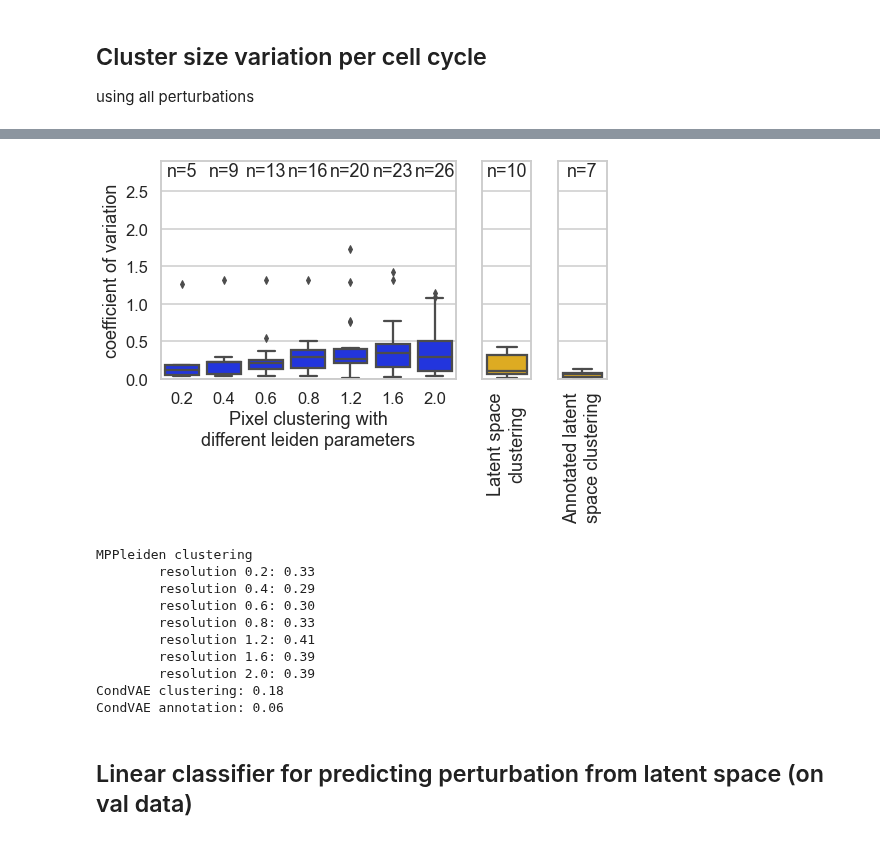
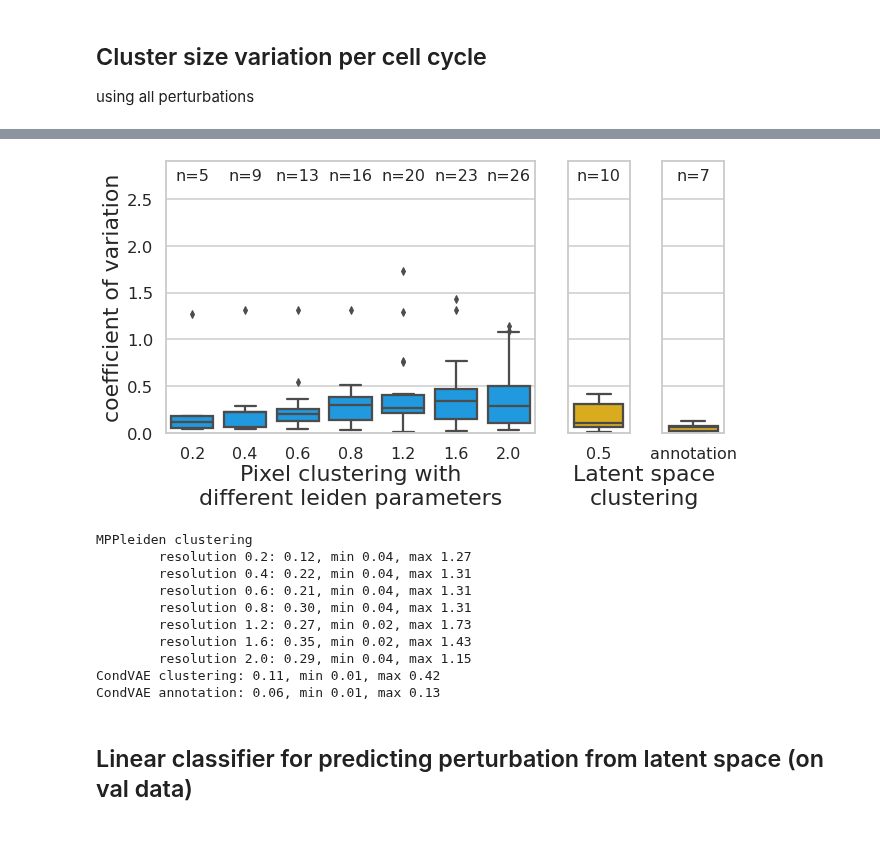
Before and after one commit to theislab/campa_ana, a Jupyter notebook: figure_notebooks/fig1_suppl_umap_cluster_size_cell_cycle.ipynb, the cells around one changed output, grey strips where cells are left out. Saved outputs shown, nothing was run; the diff lists cells and outputs as text; code cells hidden in the pictures.

Commit message:
update figure nb

```diff
--- a/figure_notebooks/fig1_suppl_umap_cluster_size_cell_cycle.ipynb
+++ b/figure_notebooks/fig1_suppl_umap_cluster_size_cell_cycle.ipynb
@@ -29,8 +28,8 @@ fig_dir = Path(SOURCE_DIR)/'figures'/'fig1_suppl'
 os.makedirs(str(fig_dir), exist_ok=True)
 # %%
 # colors for pixel approach and condVAE:
-yellow = '#fcba03'
-blue = '#031cfc'
+yellow = '#f8ba00'
+blue = '#00a2ff'
 # %% [markdown]
 ## Load data
 # %%
@@ -251,58 +250,71 @@ for res in [0.2, 0.4, 0.6, 0.8, 1.2, 1.6, 2.0]:
 # %%
 sns.set_style('whitegrid')
-sns.set_context('talk')
+sns.set_context('talk', rc = {'font.family': 'Arial'})
+fs_labels = 22
+fs_n = 16
+fs_ax = 16
 
 df = pd.concat(coeff_variation['MPPleiden']).reset_index()
-fig, axes = plt.subplots(1,3, figsize=(8,4), sharey=True, gridspec_kw={'width_ratios': [6, 1, 1]})
+fig, axes = plt.subplots(1,3, figsize=(10,5), sharey=True, gridspec_kw={'width_ratios': [6, 1, 1]})
 p = sns.boxplot(data=df, x='level_0', y=0, color=blue, ax=axes[0])
-p.set(xlabel='Pixel clustering with\ndifferent leiden parameters', ylabel='coefficient of variation')
-axes[0].set_xticklabels([0.2, 0.4, 0.6, 0.8, 1.2, 1.6, 2.0])
+p.set_xlabel('Pixel clustering with\ndifferent leiden parameters',  fontsize=fs_labels)
+p.set_ylabel('coefficient of variation', fontsize=fs_labels)
+axes[0].set_xticklabels([0.2, 0.4, 0.6, 0.8, 1.2, 1.6, 2.0], fontdict={'fontsize': fs_ax})
 # add cluster number
 num_clusters = [len(adatas['MPPleiden'].obs[f'clustering_res{res:.1f}'].cat.categories) for res in [0.2, 0.4, 0.6, 0.8, 1.2, 1.6, 2.0]]
 for i,n in enumerate(num_clusters):
-    axes[0].annotate(f'n={n}', (i,2.7), ha='center')
+    axes[0].annotate(f'n={n}', (i,2.7), ha='center', fontsize=fs_n)
 
 df = coeff_variation['CondVAE']['clustering_res0.5'].reset_index()
 df['level_0'] = 1
 p = sns.boxplot(data=df, x='level_0', y=0, color=yellow, ax=axes[1])
+axes[1].set_xticklabels([0.5], fontdict={'fontsize': fs_ax})
 p.set(xlabel='', ylabel='')
-axes[1].set_xticklabels(['Latent space\nclustering'], rotation=90, fontdict={'fontsize': 18})
+#axes[1].set_xticklabels(['Latent space\nclustering'], rotation=90, fontdict={'fontsize': fs_ax})
 # add cluster number
 num_clusters = len(adatas['CondVAE'].obs[f'clustering_res0.5'].cat.categories)
-axes[1].annotate(f'n={num_clusters}', (0,2.7), ha='center')
+axes[1].annotate(f'n={num_clusters}', (0,2.7), ha='center', fontsize=fs_n)
 
 df = coeff_variation['CondVAE']['annotation'].reset_index()
 df['level_0'] = 1
 p = sns.boxplot(data=df, x='level_0', y=0, color=yellow, ax=axes[2])
+axes[2].set_xticklabels(['annotation'], fontdict={'fontsize': fs_ax})
 p.set(xlabel='', ylabel='')
-axes[2].set_xticklabels(['Annotated latent\nspace clustering'], rotation=90, fontdict={'fontsize': 18})
+#axes[2].set_xticklabels(['Annotated latent\nspace clustering'], rotation=90, fontdict={'fontsize': 18})
 # add cluster number
 num_clusters = len(adatas['CondVAE'].obs[f'annotation'].cat.categories)
-axes[2].annotate(f'n={num_clusters}', (0,2.7), ha='center')
+axes[2].annotate(f'n={num_clusters}', (0,2.7), ha='center', fontsize=fs_n)
+axes[2].annotate(f'Latent space\nclustering', (-0.3,-0.26), ha='center', fontsize=fs_labels, xycoords='axes fraction')
 
 plt.ylim(0,2.9)
 plt.savefig(fig_dir/'coeff_variation_cc_clustering.png', bbox_inches='tight', dpi=300)
 # %% [output]
-[figure, old version]
+[figure, new version]
 # %%
 # print mean coefficient of variation
 print('MPPleiden clustering')
 for res in [0.2, 0.4, 0.6, 0.8, 1.2, 1.6, 2.0]:
-    print('\tresolution {}: {:.2f}'.format( res,
-        np.mean(coeff_variation['MPPleiden'][f'clustering_res{res:.1f}'])))
-print('CondVAE clustering: {:.2f}'.format(np.mean(coeff_variation['CondVAE']['clustering_res0.5'])))
-print('CondVAE annotation: {:.2f}'.format(np.mean(coeff_variation['CondVAE']['annotation'])))
+    print('\tresolution {}: {:.2f}, min {:.2f}, max {:.2f}'.format( res,
+        np.median(coeff_variation['MPPleiden'][f'clustering_res{res:.1f}']),
+        np.min(coeff_variation['MPPleiden'][f'clustering_res{res:.1f}']),
+        np.max(coeff_variation['MPPleiden'][f'clustering_res{res:.1f}'])))
+print('CondVAE clustering: {:.2f}, min {:.2f}, max {:.2f}'.format(np.median(coeff_variation['CondVAE']['clustering_res0.5']),
+                                                                 np.min(coeff_variation['CondVAE']['clustering_res0.5']),
+                                                                 np.max(coeff_variation['CondVAE']['clustering_res0.5'])))
+print('CondVAE annotation: {:.2f}, min {:.2f}, max {:.2f}'.format(np.median(coeff_variation['CondVAE']['annotation']),
+                                                                 np.min(coeff_variation['CondVAE']['annotation']),
+                                                                 np.max(coeff_variation['CondVAE']['annotation'])))
 # %% [output]
 MPPleiden clustering
-        resolution 0.2: 0.33
-        resolution 0.4: 0.29
-        resolution 0.6: 0.30
-        resolution 0.8: 0.33
-        resolution 1.2: 0.41
-        resolution 1.6: 0.39
-        resolution 2.0: 0.39
-CondVAE clustering: 0.18
-CondVAE annotation: 0.06
+        resolution 0.2: 0.12, min 0.04, max 1.27
+        resolution 0.4: 0.22, min 0.04, max 1.31
+        resolution 0.6: 0.21, min 0.04, max 1.31
+        resolution 0.8: 0.30, min 0.04, max 1.31
+        resolution 1.2: 0.27, min 0.02, max 1.73
+        resolution 1.6: 0.35, min 0.02, max 1.43
+        resolution 2.0: 0.29, min 0.04, max 1.15
+CondVAE clustering: 0.11, min 0.01, max 0.42
+CondVAE annotation: 0.06, min 0.01, max 0.13
 # %% [markdown]
 ## Linear classifier for predicting perturbation from latent space (on val data)
 # %% [markdown]
```
Also changed, not shown: parts of 8 cells of this notebook.
